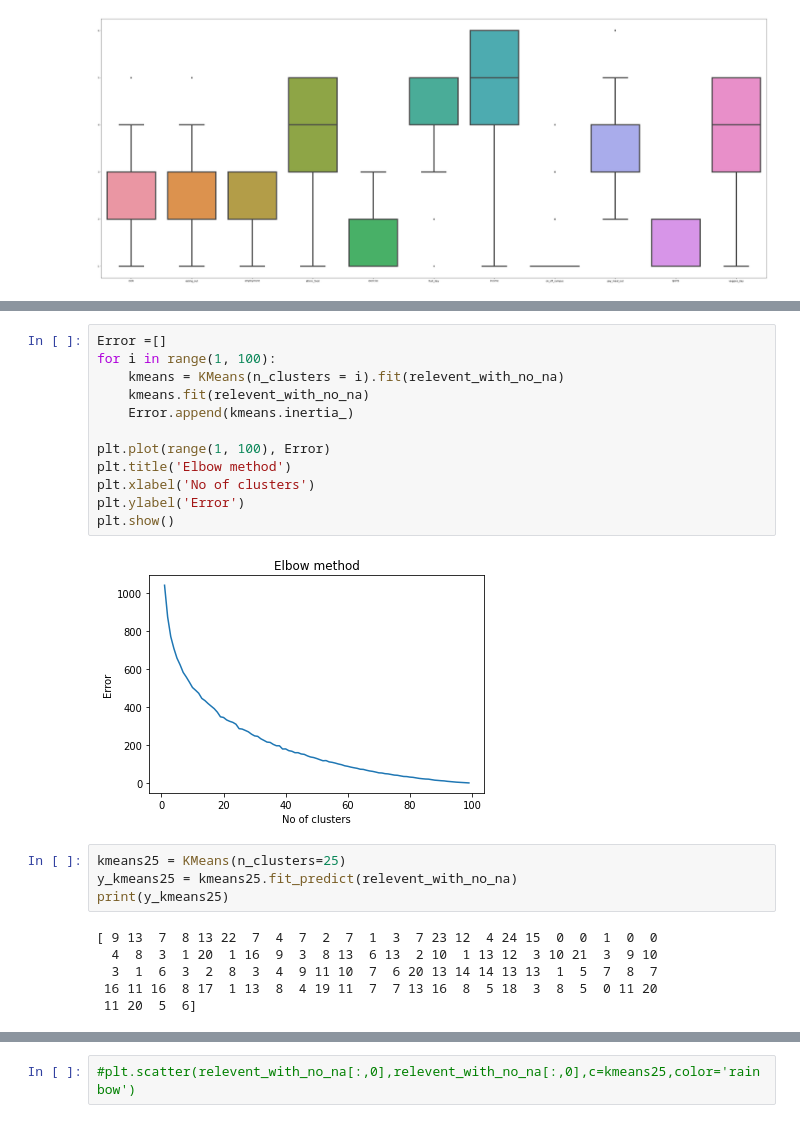
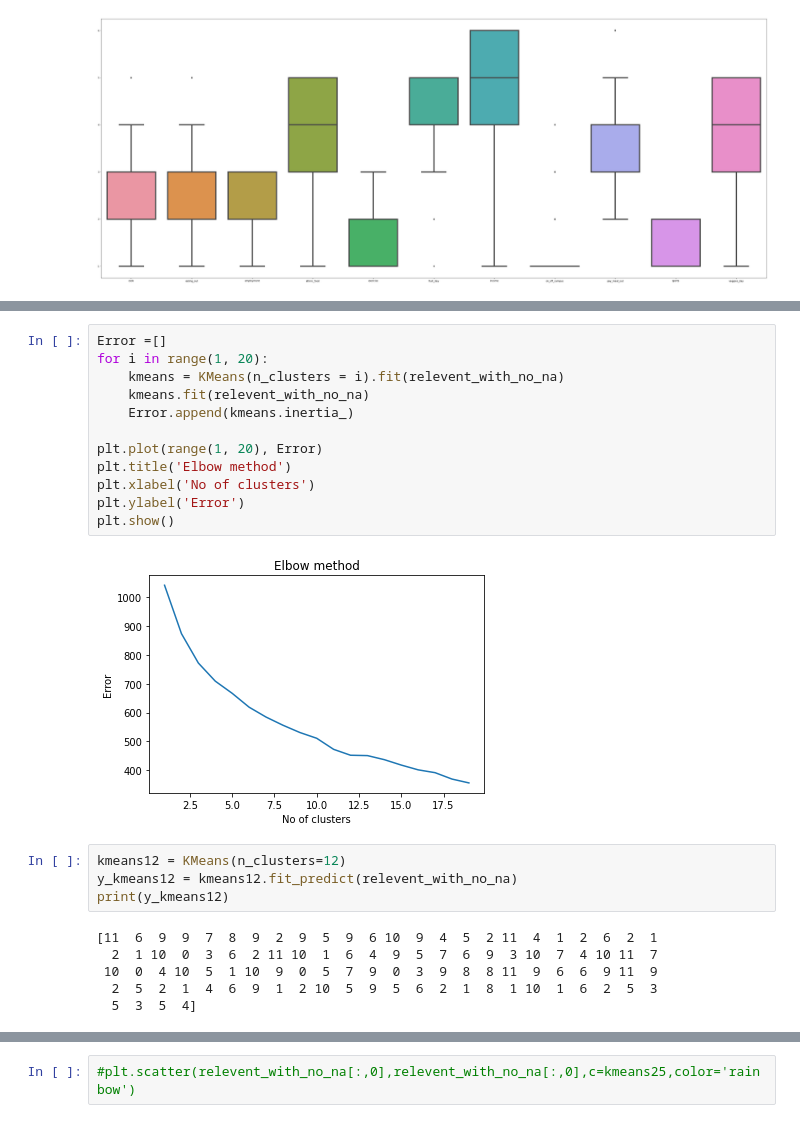
Before and after one commit to Harsh-0-7/2nd-repo, a Jupyter notebook: Exploratory_Analysis_of_Geolocational_Data.ipynb, the cells around one changed output, grey strips where cells are left out. Cells and saved outputs as stored; diff of their text form.

```diff
--- a/Exploratory_Analysis_of_Geolocational_Data.ipynb
+++ b/Exploratory_Analysis_of_Geolocational_Data.ipynb
@@ -150,26 +150,26 @@ array([[3.92307692, 2.38461538, 2.53846154, 2.92307692, 1.15384615,
         3.8       ]])
 # %%
 Error =[]
-for i in range(1, 100):
+for i in range(1, 20):
     kmeans = KMeans(n_clusters = i).fit(relevent_with_no_na)
     kmeans.fit(relevent_with_no_na)
     Error.append(kmeans.inertia_)
 
-plt.plot(range(1, 100), Error)
+plt.plot(range(1, 20), Error)
 plt.title('Elbow method')
 plt.xlabel('No of clusters')
 plt.ylabel('Error')
 plt.show()
 # %% [output]
-[figure, old version]
+[figure, new version]
 # %%
-kmeans25 = KMeans(n_clusters=25)
-y_kmeans25 = kmeans25.fit_predict(relevent_with_no_na)
-print(y_kmeans25)
+kmeans12 = KMeans(n_clusters=12)
+y_kmeans12 = kmeans12.fit_predict(relevent_with_no_na)
+print(y_kmeans12)
 # %% [output]
-[ 9 13  7  8 13 22  7  4  7  2  7  1  3  7 23 12  4 24 15  0  0  1  0  0
-  4  8  3  1 20  1 16  9  3  8 13  6 13  2 10  1 13 12  3 10 21  3  9 10
-  3  1  6  3  2  8  3  4  9 11 10  7  6 20 13 14 14 13 13  1  5  7  8  7
- 16 11 16  8 17  1 13  8  4 19 11  7  7 13 16  8  5 18  3  8  5  0 11 20
- 11 20  5  6]
+[11  6  9  9  7  8  9  2  9  5  9  6 10  9  4  5  2 11  4  1  2  6  2  1
+  2  1 10  0  3  6  2 11 10  1  6  4  9  5  7  6  9  3 10  7  4 10 11  7
+ 10  0  4 10  5  1 10  9  0  5  7  9  0  3  9  8  8 11  9  6  6  9 11  9
+  2  5  2  1  4  6  9  1  2 10  5  9  5  6  2  1  8  1 10  1  6  2  5  3
+  5  3  5  4]
 # %%
```
Also changed, not shown: parts of 4 cells of this notebook.
